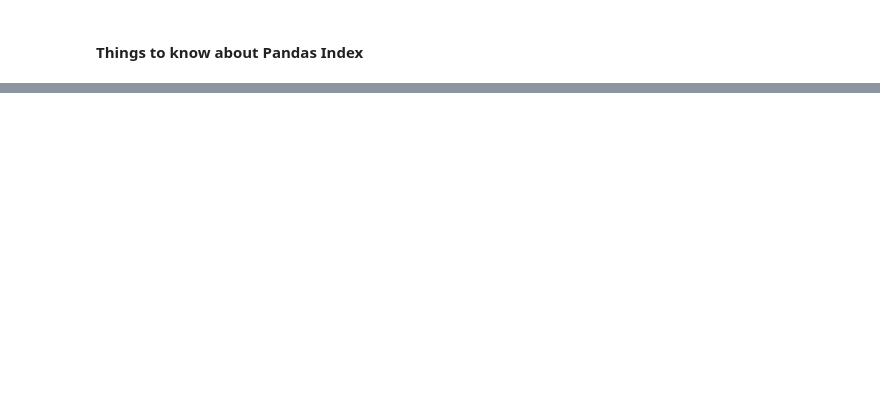
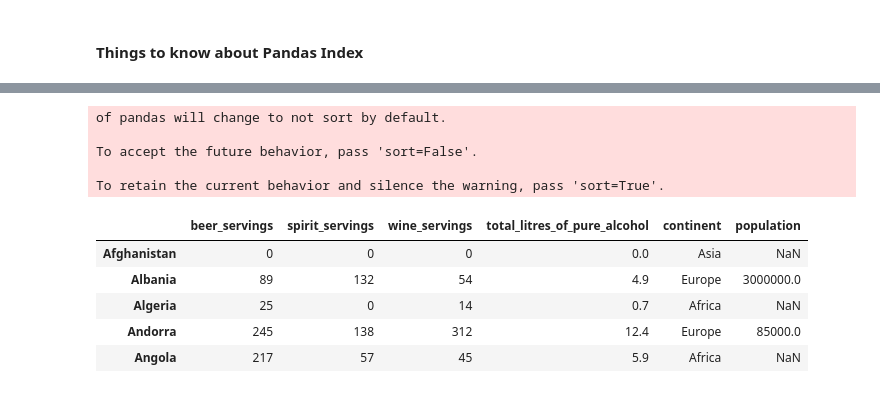
Before and after one commit to shmehta21/Pandas_demo, a Jupyter notebook: pandas.ipynb, the cells around one changed output, grey strips where cells are left out. Saved outputs shown, nothing was run; the diff lists cells and outputs as text; code cells hidden in the pictures; blank space fills up the shorter version.

```diff
--- a/pandas.ipynb
+++ b/pandas.ipynb
@@ -935,0 +985,5 @@ Name: Shape Reported, dtype: int64
+# %%
+#Resetting the index
+drinks.index.name='country' #Telling Pandas to have existing index as one of the columns
+drinks.reset_index(inplace=True)
+drinks.head()
@@ -935,0 +1001,3 @@ Name: Shape Reported, dtype: int64
+# %%
+drinks.set_index('country',inplace=True)
+drinks.continent.head(10), drinks.shape
@@ -935,0 +1045,3 @@ Name: Shape Reported, dtype: int64
+# %%
+people = pd.Series([3000000, 85000], index=['Albania','Andorra'], name='population')
+people
@@ -935,0 +1067,15 @@ Name: Shape Reported, dtype: int64
+# %%
+#Adding People series to the original DataFrame
+pd.concat([drinks, people], axis=1).head()
+# %% [output]
+of pandas will change to not sort by default.
+
+To accept the future behavior, pass 'sort=False'.
+
+To retain the current behavior and silence the warning, pass 'sort=True'.
+|  | beer_servings | spirit_servings | wine_servings | total_litres_of_pure_alcohol | continent | population |
+| Afghanistan | 0 | 0 | 0 | 0.0 | Asia | NaN |
+| Albania | 89 | 132 | 54 | 4.9 | Europe | 3000000.0 |
+| Algeria | 25 | 0 | 14 | 0.7 | Africa | NaN |
+| Andorra | 245 | 138 | 312 | 12.4 | Europe | 85000.0 |
+| Angola | 217 | 57 | 45 | 5.9 | Africa | NaN |
```
Also changed, not shown: parts of 36 cells of this notebook.
